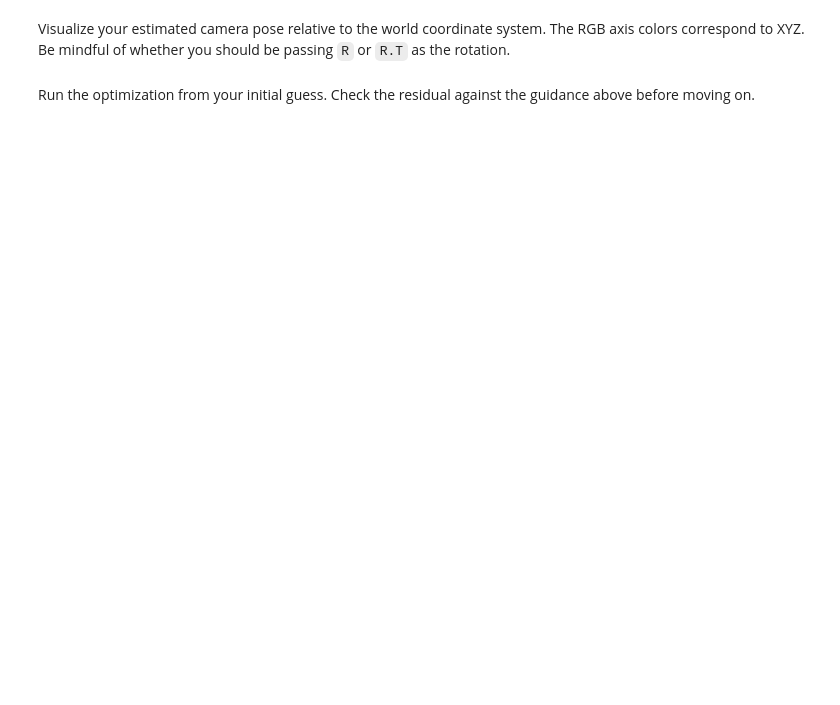
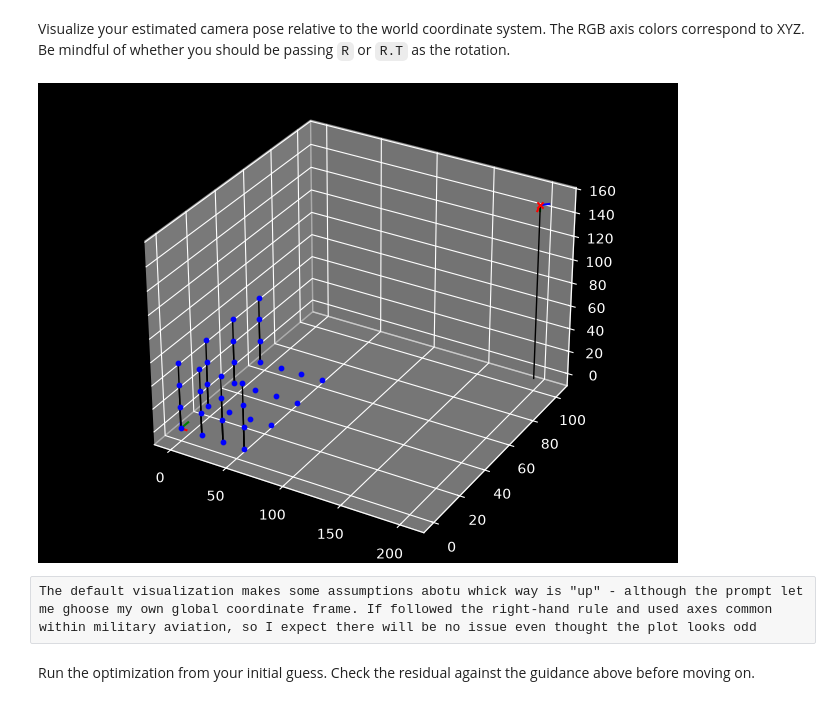
Before and after one commit to hackowitz/cs6320-project-3, a Jupyter notebook: proj3_code/proj3.ipynb, the cells around one changed output. Saved outputs shown, nothing was run; the diff lists cells and outputs as text; code cells hidden in the pictures; blank space fills up the shorter version.

```diff
--- a/proj3_code/proj3.ipynb
+++ b/proj3_code/proj3.ipynb
@@ -400,0 +406,11 @@ plt.show()
+# %%
+%matplotlib widget
+plt.style.use('dark_background')
+# %%
+%%depends plotly
+import plotly.express as px
+import plotly.graph_objects as go
+import plotly.io as pio
+
+pio.templates.default = 'plotly_dark'
+'has plotly'
@@ -483,19 +652,3 @@ print(f'a reasonable first guess for the focal length is around {w} px')
-# %%
-# TODO: your initial guess for IMAGE 1. The identities below are placeholders and
-# will NOT converge -- see the guidance above for how to pick each piece.
-initial_guess_K = np.array([[1, 0, 0],
-                            [0, 1, 0],
-                            [0, 0, 1]])
-
-initial_guess_R_T = np.array([[1, 0, 0],
-                              [0, 1, 0],
-                              [0, 0, 1]])
-
-initial_guess_I_t = np.array([[1, 0, 0,  80],
-                              [0, 1, 0, 290],
-                              [0, 0, 1, -150]])
-
-initial_guess_P = np.matmul(initial_guess_K, np.matmul(initial_guess_R_T, initial_guess_I_t))
 # %% [markdown]
 Visualize your estimated camera pose relative to the world coordinate system. The RGB
 axis colors correspond to XYZ. Be mindful of whether you should be passing `R` or `R.T` as the
@@ -505,3 +656,10 @@ plot3dview_with_coordinates(points_3d, -initial_guess_I_t[:, 3], initial_guess_R
+# %%
+plot3dview_with_coordinates(points_3d, -initial_guess_I_t[:, 3], initial_guess_R_T.T)
+plt.gca().set_aspect('equal')
+# %% [output]
+[figure, added]
+# %% [raw]
+The default visualization makes some assumptions abotu whick way is "up" - although the prompt let me ghoose my own global coordinate frame. If followed the right-hand rule and used axes common within military aviation, so I expect there will be no issue even thought the plot looks odd
 # %% [markdown]
 Run the optimization from your initial guess. Check the residual against the
 guidance above before moving on.
```
Also changed, not shown: parts of 24 cells of this notebook, 3 other files.
